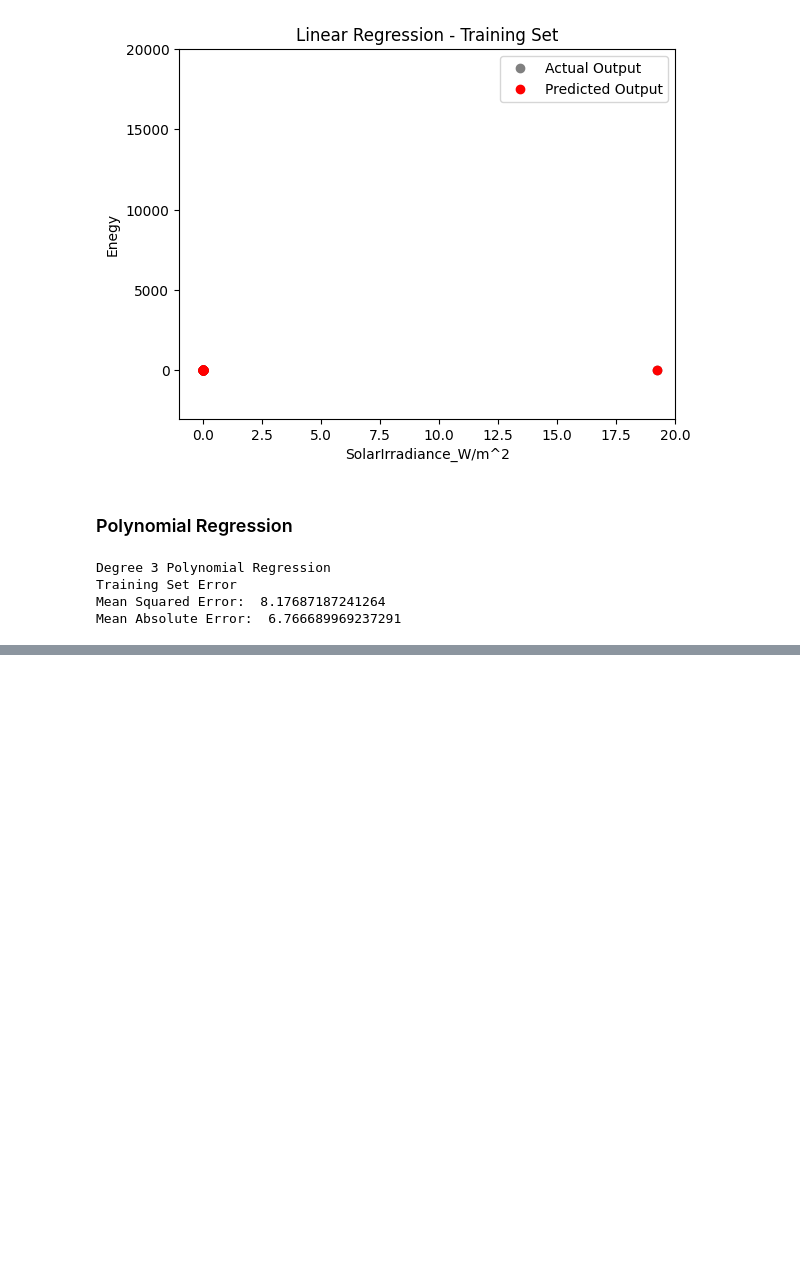
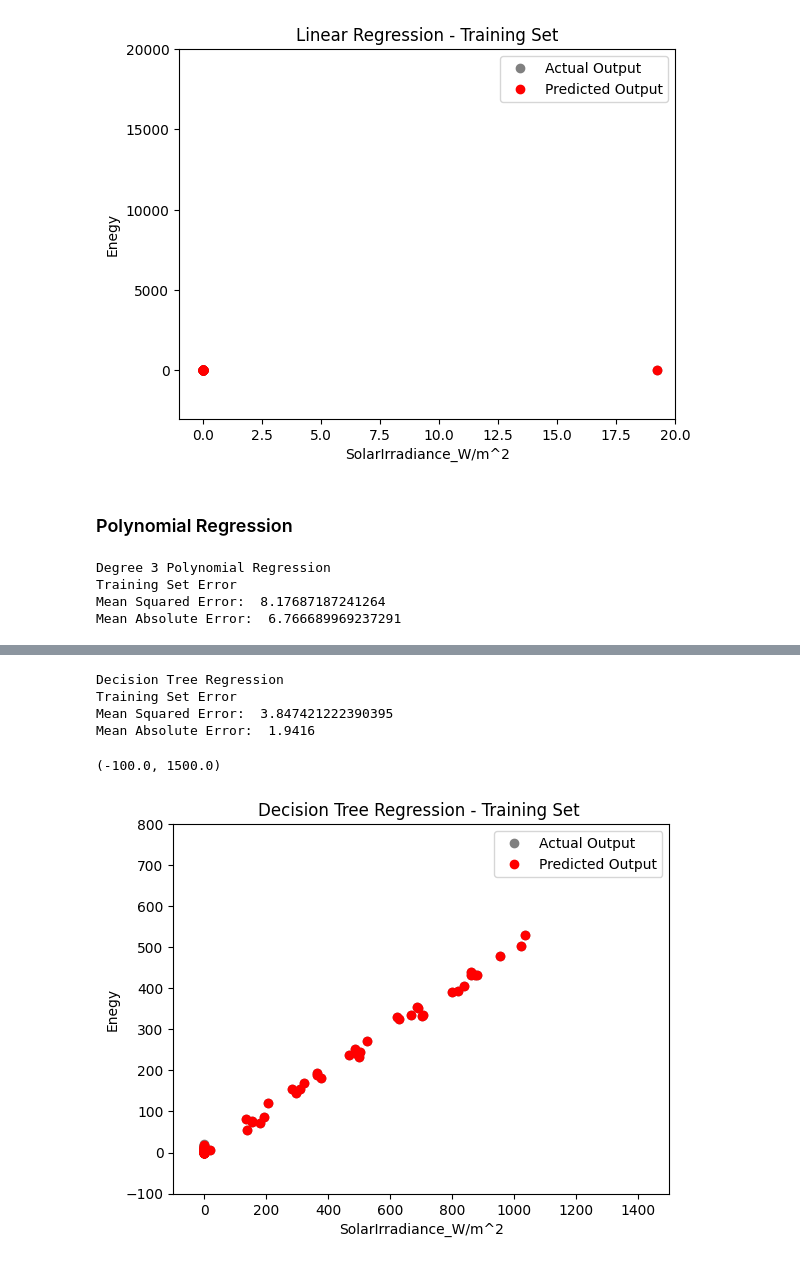
Before and after one commit to kmjaman/machine-learning, a Jupyter notebook: solar_energy/solar_power_energy.ipynb, the cells around one changed output, grey strips where cells are left out. Saved outputs shown, nothing was run; the diff lists cells and outputs as text; code cells hidden in the pictures; blank space fills up the shorter version.

```diff
--- a/solar_energy/solar_power_energy.ipynb
+++ b/solar_energy/solar_power_energy.ipynb
@@ -231,0 +236,34 @@ plt.savefig("polynomial_regression_train_set.png")
+# %%
+#Decision Tree model
+tree_reg = DecisionTreeRegressor()
+tree_reg.fit(x_train_set, y_train_set)
+y_predictions_train = tree_reg.predict(x_train_set)
+
+#Decision Tree regression scores
+tree_mse = mean_squared_error(y_train_set, y_predictions_train)
+tree_rmse = np.sqrt(tree_mse)
+print("Decision Tree Regression")
+print("Training Set Error")
+print("Mean Squared Error: ", tree_rmse)
+tree_mae = mean_absolute_error(y_train_set, y_predictions_train)
+print("Mean Absolute Error: ", tree_mae)
+# %% [output]
+Decision Tree Regression
+Training Set Error
+Mean Squared Error:  3.847421222390395
+Mean Absolute Error:  1.9416
+# %%
+## Make the plot.
+plt.clf()
+plt.plot(x_train_set["SolarIrradiance_W/m^2"], y_train_set, 'o', color='grey', label = 'Actual Output')
+plt.plot(x_train_set["SolarIrradiance_W/m^2"], y_predictions_train, 'o', color='red', label = 'Predicted Output')
+plt.xlabel("SolarIrradiance_W/m^2")
+plt.ylabel("Enegy")
+plt.title("Decision Tree Regression - Training Set ")
+plt.legend()
+plt.ylim((-100, 800))
+plt.xlim((-100,1500))
+# plt.savefig("decision_tree_regression_train_set.png")
+# %% [output]
+(-100.0, 1500.0)
+[figure, added]
```
Also changed, not shown: parts of 2 cells of this notebook.
